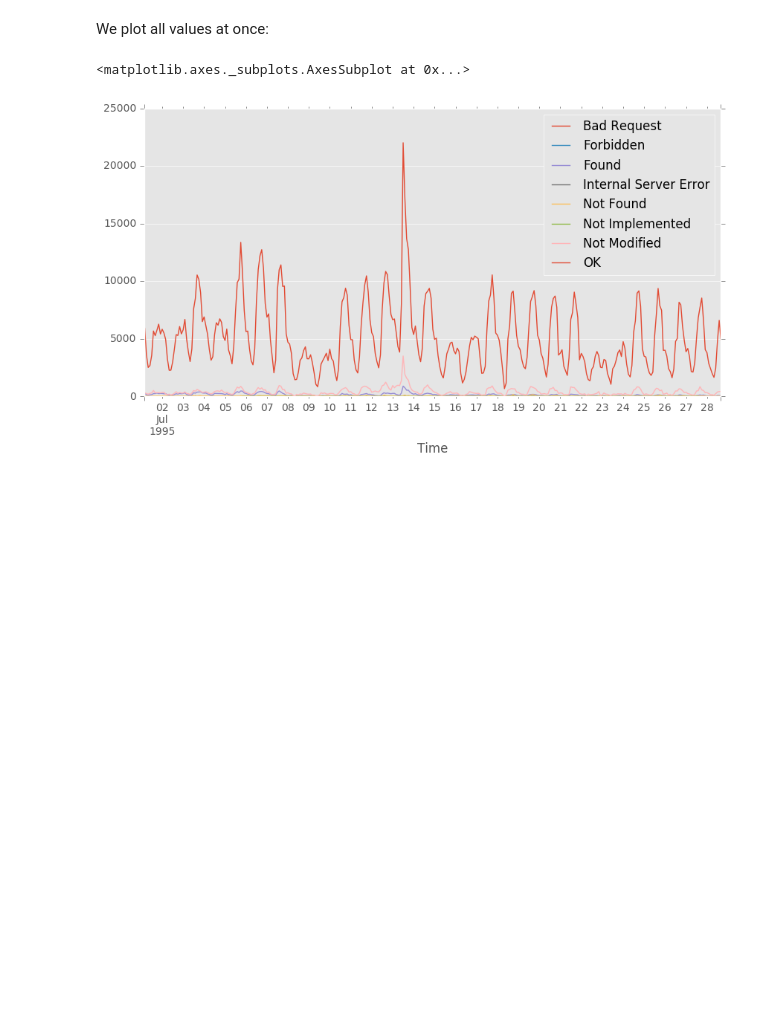
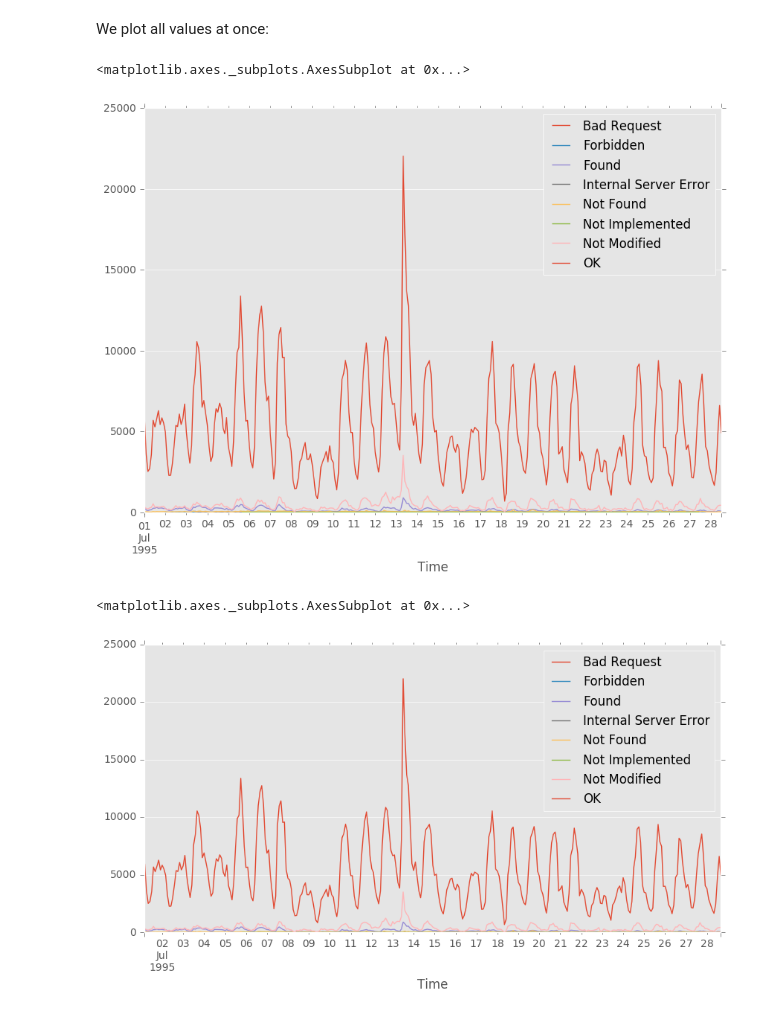
Before and after one commit to tow02/iccs413, a Jupyter notebook: assignments/a1/Assn1 - Web Server Log Analysis.ipynb, the cells around one changed output. Cells and saved outputs as stored; diff of their text form; code cells hidden in the pictures; blank space fills up the shorter version.

```diff
--- a/assignments/a1/Assn1 - Web Server Log Analysis.ipynb
+++ b/assignments/a1/Assn1 - Web Server Log Analysis.ipynb
@@ -416,0 +415,24 @@ HTTP Status Code
+# %%
+# Fill code here
+def get_result_from_code(df, code):
+    selector = df['Status'] == code
+    return df['Status'][selector]
+
+time_span = '2H'
+status_codes = {
+    200: 'OK',
+    302: 'Found',
+    304: 'Not Modified',
+    400: 'Bad Request',
+    403: 'Forbidden',
+    404: 'Not Found',
+    500: 'Internal Server Error',
+    501: 'Not Implemented'
+}
+data = {}
+
+for status_code, description in status_codes.iteritems():
+    data[description] = get_result_from_code(df, status_code).resample(time_span).count()
+
+df_status = pd.DataFrame(data)
+df_status.head()
@@ -428,6 +458,10 @@ HTTP Status Code
 We plot all values at once:
 # %%
 # Fill code here
+df_status.plot(figsize=(10,7))
+# %% [output]
+<matplotlib.axes._subplots.AxesSubplot at 0x...>
+[figure, added]
 # %%
 # Expected output
 # %% [output]
```
Also changed, not shown: parts of 14 cells of this notebook, 1 other file.
